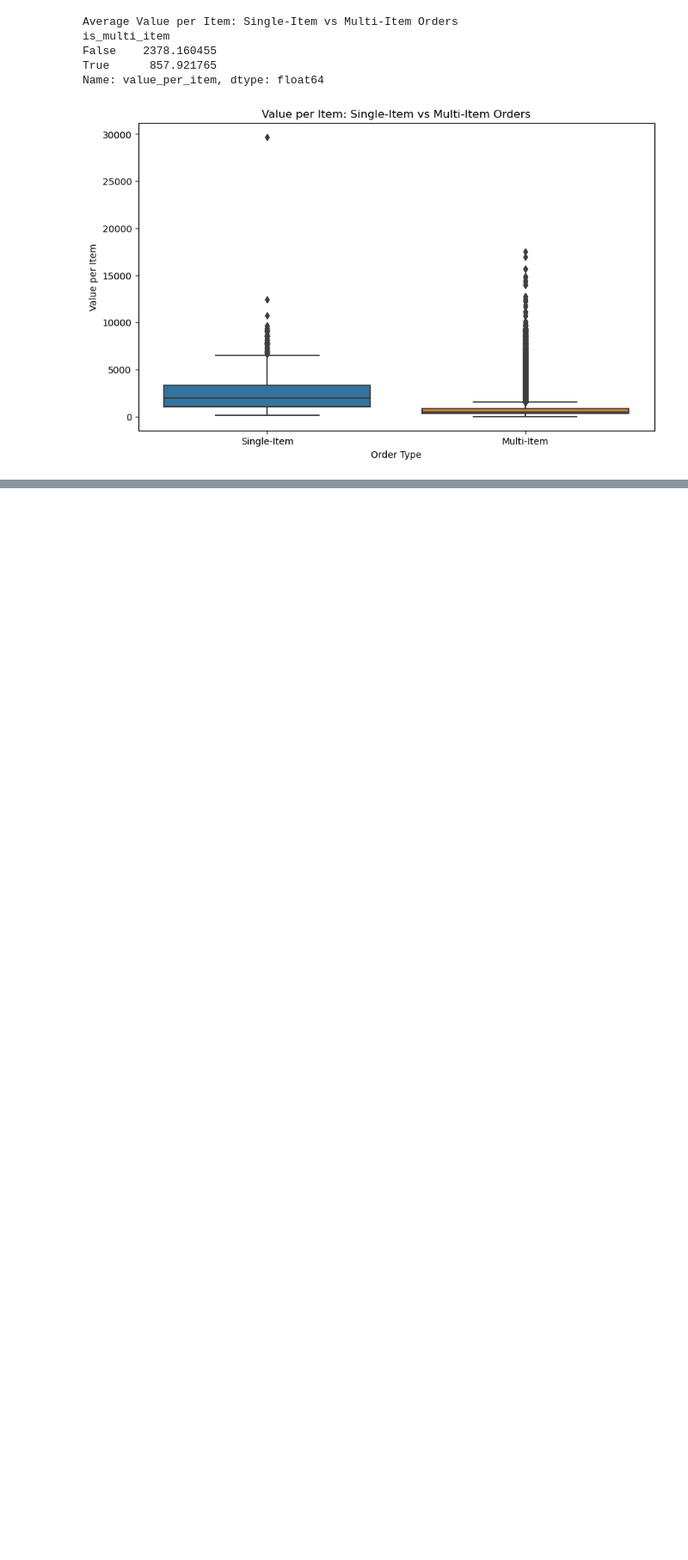
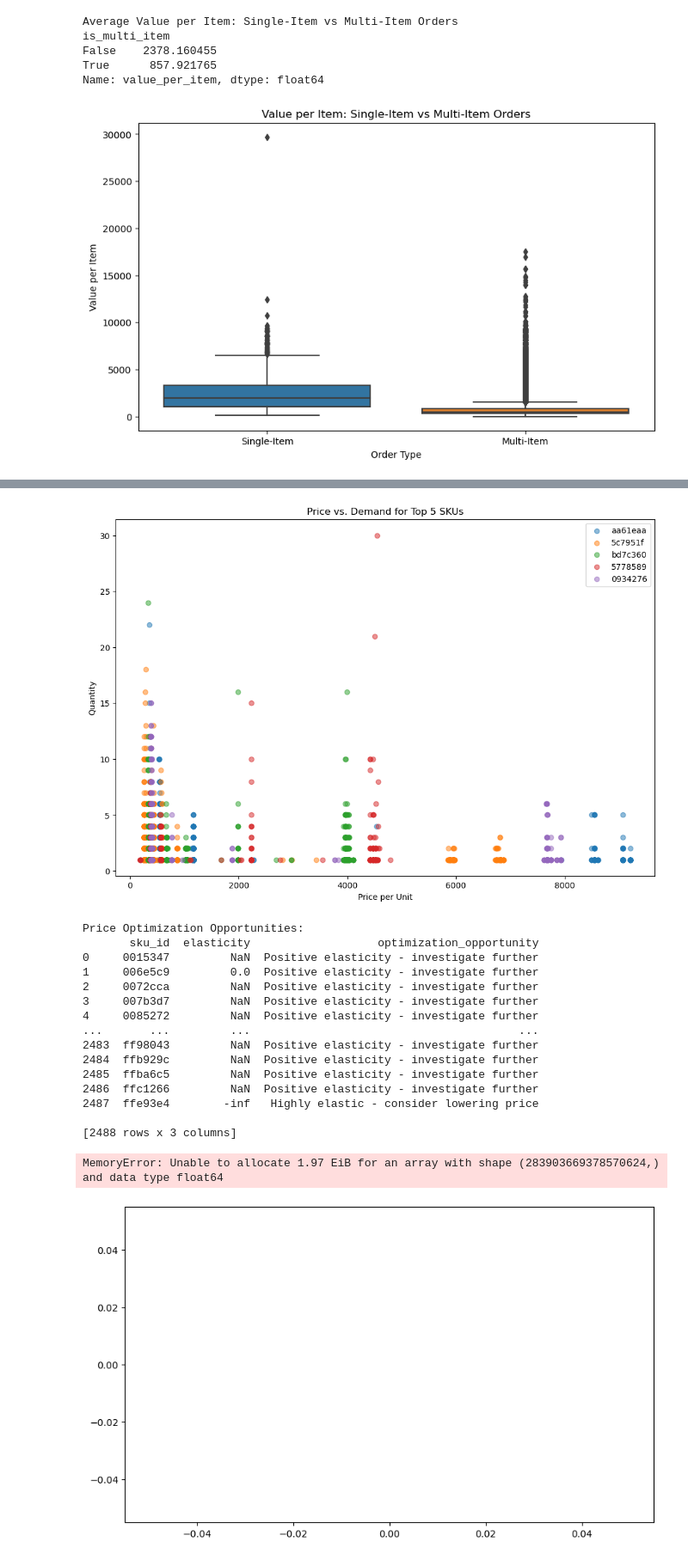
Before and after one commit to Ayush-mishra-0-0/AC, a Jupyter notebook: main.ipynb, the cells around one changed output, grey strips where cells are left out. Shown at 86% size. Drawn from its saved outputs; the diff is of its cells as text; code cells hidden in the pictures; blank space fills up the shorter version.

```diff
--- a/main.ipynb
+++ b/main.ipynb
@@ -1457,0 +1746,80 @@ Name: value_per_item, dtype: float64
+# %%
+import pandas as pd
+import matplotlib.pyplot as plt
+import seaborn as sns
+from scipy import stats
+
+def perform_price_sensitivity_analysis(df):
+    # Calculate price per unit
+    df['price_per_unit'] = df['placed_gmv'] / df['quantity']
+
+    # Group by SKU and calculate average price and total demand
+    sku_analysis = df.groupby('sku_id').agg({
+        'price_per_unit': 'mean',
+        'quantity': 'sum'
+    }).reset_index()
+
+    # Calculate price elasticity for each SKU
+    def calculate_elasticity(group):
+        price_pct_change = group['price_per_unit'].pct_change()
+        demand_pct_change = group['quantity'].pct_change()
+        elasticity = demand_pct_change / price_pct_change
+        return elasticity.mean()
+
+    elasticities = df.groupby('sku_id').apply(calculate_elasticity)
+    sku_analysis['elasticity'] = sku_analysis['sku_id'].map(elasticities)
+
+    # Visualize price vs. demand for top 5 SKUs by total quantity
+    top_skus = sku_analysis.nlargest(5, 'quantity')
+    plt.figure(figsize=(12, 8))
+    for sku in top_skus['sku_id']:
+        sku_data = df[df['sku_id'] == sku]
+        plt.scatter(sku_data['price_per_unit'], sku_data['quantity'], alpha=0.5, label=sku)
+
+    plt.xlabel('Price per Unit')
+    plt.ylabel('Quantity')
+    plt.title('Price vs. Demand for Top 5 SKUs')
+    plt.legend()
+    plt.show()
+
+    # Identify price optimization opportunities
+    def identify_optimization_opportunities(row):
+        if row['elasticity'] < -1:
+            return 'Highly elastic - consider lowering price'
+        elif -1 <= row['elasticity'] < 0:
+            return 'Inelastic - potential for price increase'
+        else:
+            return 'Positive elasticity - investigate further'
+
+    sku_analysis['optimization_opportunity'] = sku_analysis.apply(identify_optimization_opportunities, axis=1)
+
+    print("Price Optimization Opportunities:")
+    print(sku_analysis[['sku_id', 'elasticity', 'optimization_opportunity']])
+
+    # Visualize elasticity distribution
+    plt.figure(figsize=(10, 6))
+    sns.histplot(sku_analysis['elasticity'], kde=True)
+    plt.title('Distribution of Price Elasticity across SKUs')
+    plt.xlabel('Price Elasticity')
+    plt.show()
+
+perform_price_sensitivity_analysis(df)
+# %% [output]
+[figure, added]
+Price Optimization Opportunities:
+       sku_id  elasticity                   optimization_opportunity
+0     0015347         NaN  Positive elasticity - investigate further
+1     006e5c9         0.0  Positive elasticity - investigate further
+2     0072cca         NaN  Positive elasticity - investigate further
+3     007b3d7         NaN  Positive elasticity - investigate further
+4     0085272         NaN  Positive elasticity - investigate further
+...       ...         ...                                        ...
+2483  ff98043         NaN  Positive elasticity - investigate further
+2484  ffb929c         NaN  Positive elasticity - investigate further
+2485  ffba6c5         NaN  Positive elasticity - investigate further
+2486  ffc1266         NaN  Positive elasticity - investigate further
+2487  ffe93e4        -inf   Highly elastic - consider lowering price
+
+[2488 rows x 3 columns]
+MemoryError: Unable to allocate 1.97 EiB for an array with shape (283903669378570624,) and data type float64
+[figure, added]
```
Also changed, not shown: parts of 14 cells of this notebook, 17 other files.
